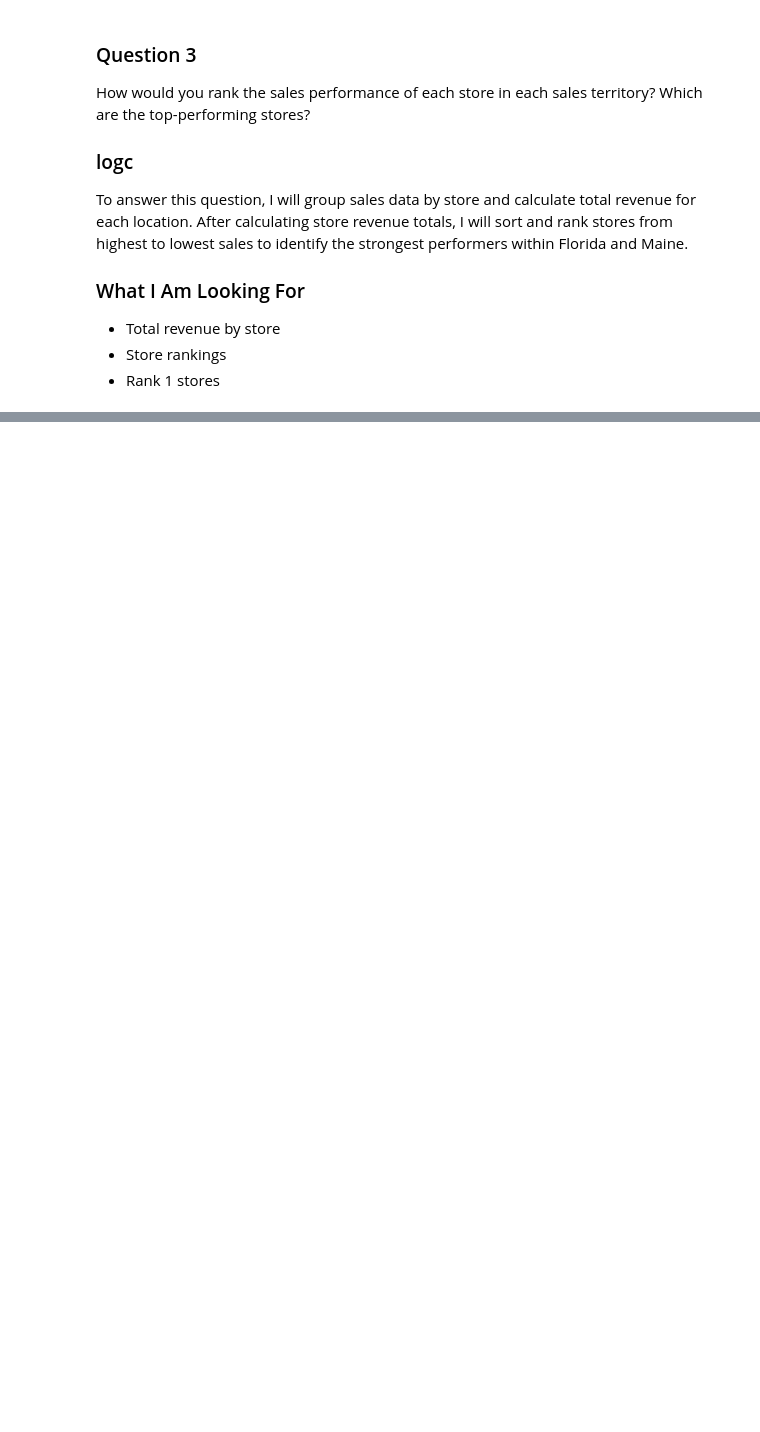
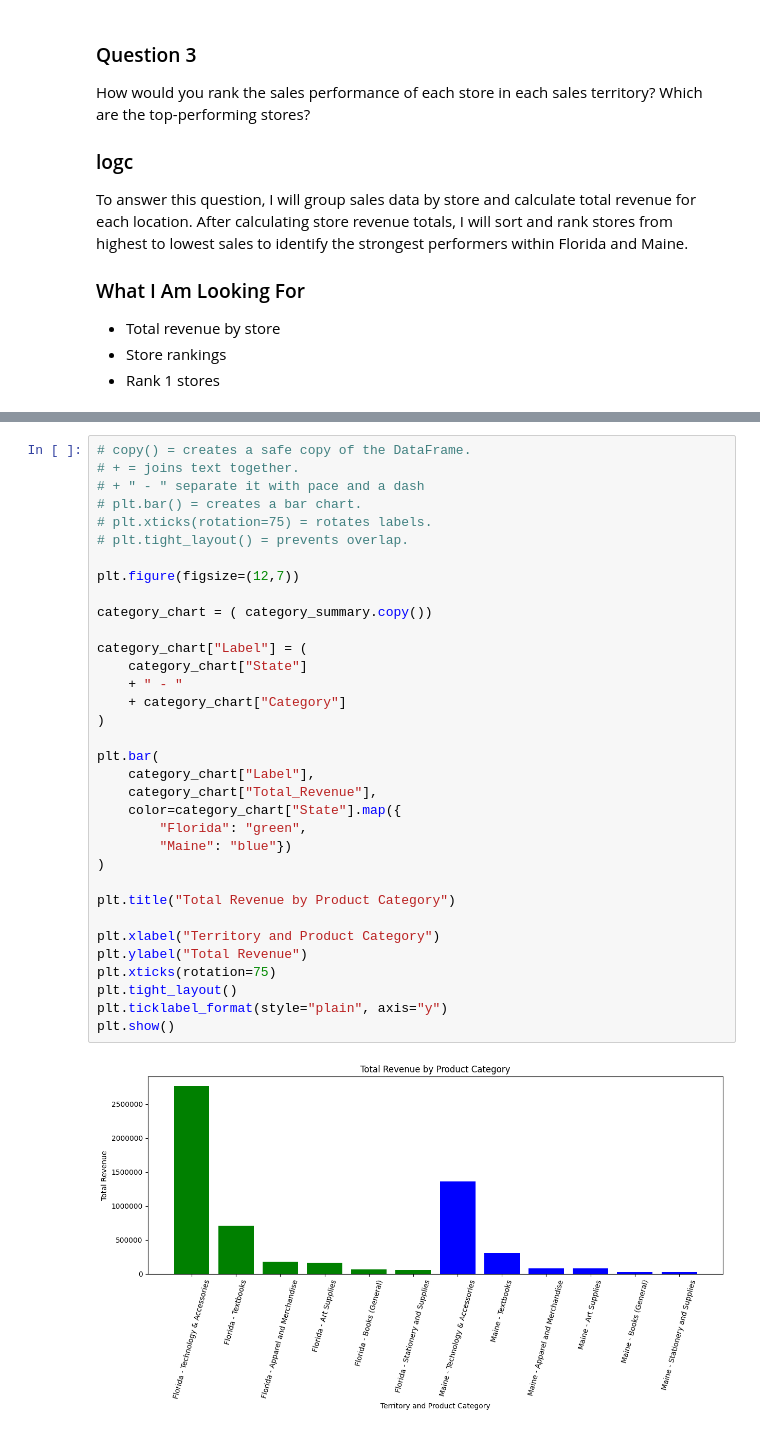
Before and after one commit to kalie-on/Capstone_2, a Jupyter notebook: Caleb_sales_analysis.ipynb, the cells around one changed output, grey strips where cells are left out. Saved outputs shown, nothing was run; the diff lists cells and outputs as text; blank space fills up the shorter version.

```diff
--- a/Caleb_sales_analysis.ipynb
+++ b/Caleb_sales_analysis.ipynb
@@ -212,0 +640,36 @@ To answer this question, I will connect customer information with sales transact
+# %%
+# copy() = creates a safe copy of the DataFrame.
+# + = joins text together.
+# + " - " separate it with pace and a dash
+# plt.bar() = creates a bar chart.
+# plt.xticks(rotation=75) = rotates labels.
+# plt.tight_layout() = prevents overlap.
+
+plt.figure(figsize=(12,7))
+
+category_chart = ( category_summary.copy())
+
+category_chart["Label"] = (
+    category_chart["State"]
+    + " - "
+    + category_chart["Category"]
+)
+
+plt.bar(
+    category_chart["Label"],
+    category_chart["Total_Revenue"],
+    color=category_chart["State"].map({
+        "Florida": "green",
+        "Maine": "blue"})
+)
+
+plt.title("Total Revenue by Product Category")
+
+plt.xlabel("Territory and Product Category")
+plt.ylabel("Total Revenue")
+plt.xticks(rotation=75)
+plt.tight_layout()
+plt.ticklabel_format(style="plain", axis="y")
+plt.show()
+# %% [output]
+[figure, added]
```
Also changed, not shown: parts of 29 cells of this notebook.
